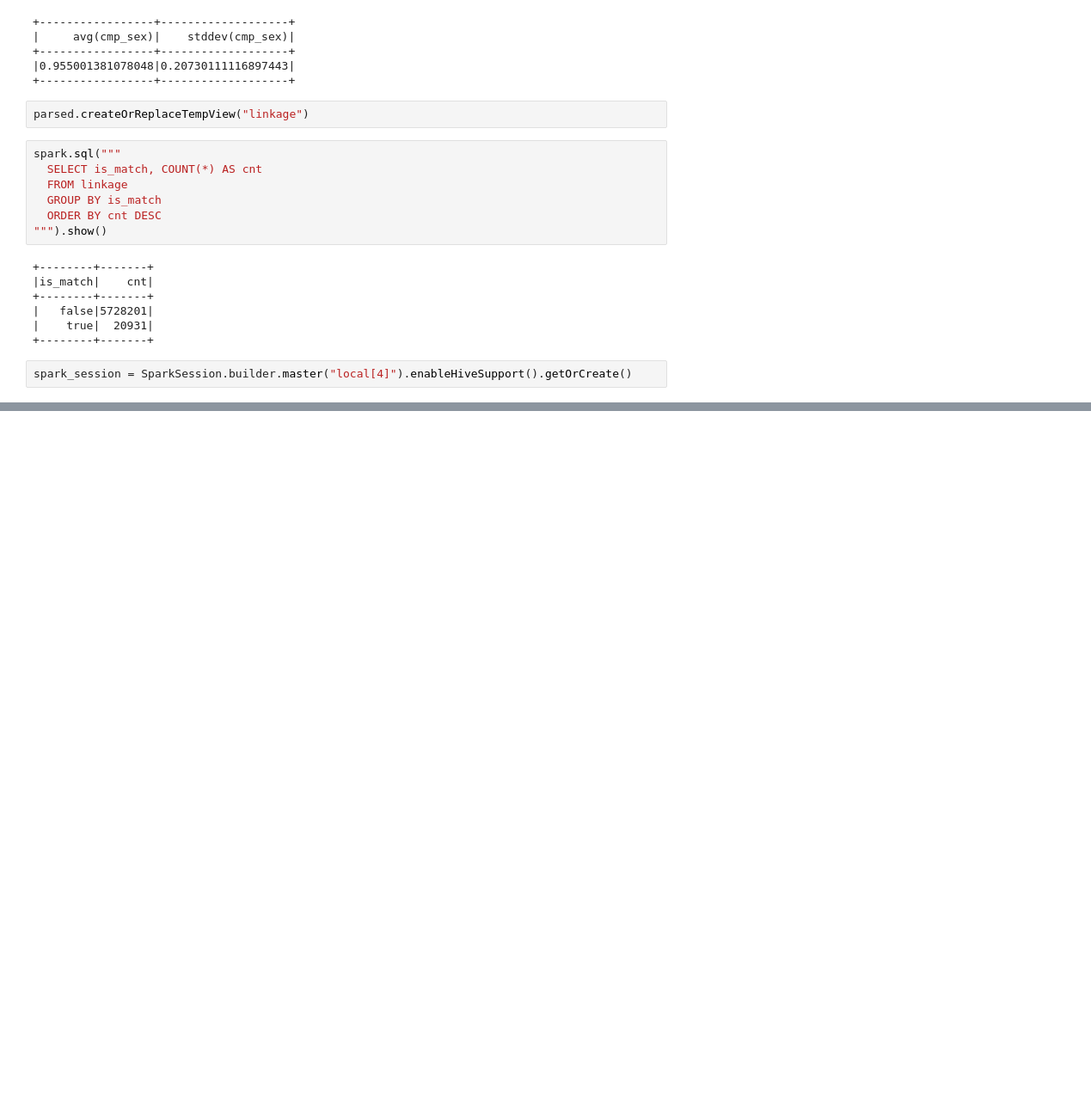
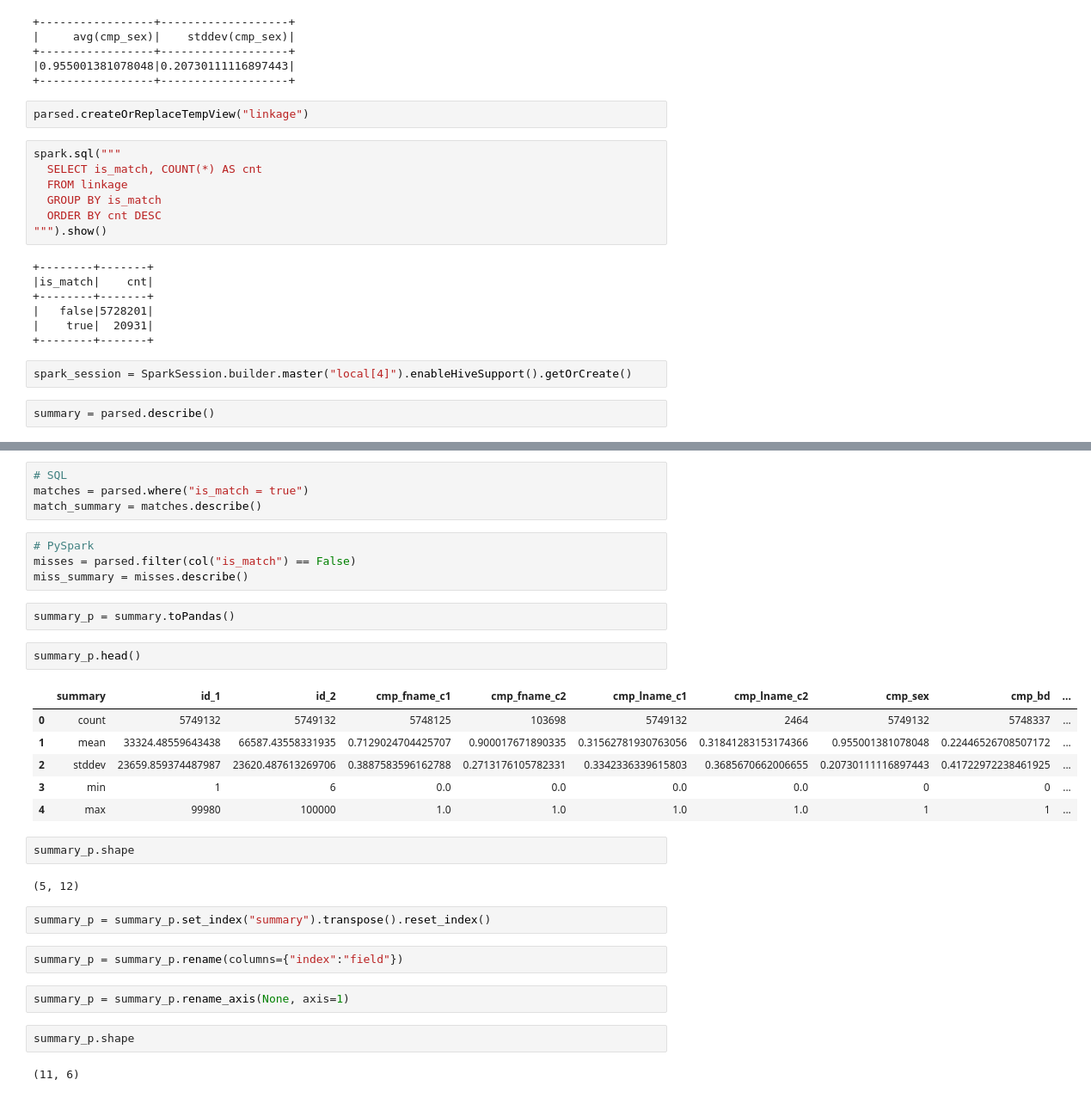
Before and after one commit to romulovieira777/Advanced_Analytics_With_Pyspark, a Jupyter notebook: Chapter_02_Introduction_To_Data_Analysis_With_PySpark/Jupyter_Code/Introduction_To_Data_Analysis_With_PySpark.ipynb, the cells around one changed output, grey strips where cells are left out. Shown at 86% size. Drawn from its saved outputs; the diff is of its cells as text; blank space fills up the shorter version.

Commit message:
Introduction to Data Analysis with PySpark

```diff
--- a/Chapter_02_Introduction_To_Data_Analysis_With_PySpark/Jupyter_Code/Introduction_To_Data_Analysis_With_PySpark.ipynb
+++ b/Chapter_02_Introduction_To_Data_Analysis_With_PySpark/Jupyter_Code/Introduction_To_Data_Analysis_With_PySpark.ipynb
@@ -242,3 +245,5 @@ spark.sql("""
 +--------+-------+
 # %%
 spark_session = SparkSession.builder.master("local[4]").enableHiveSupport().getOrCreate()
+# %%
+summary = parsed.describe()
@@ -244,0 +274,33 @@ spark_session = SparkSession.builder.master("local[4]").enableHiveSupport().getO
+# %%
+# SQL
+matches = parsed.where("is_match = true")
+match_summary = matches.describe()
+# %%
+# PySpark
+misses = parsed.filter(col("is_match") == False)
+miss_summary = misses.describe()
+# %%
+summary_p = summary.toPandas()
+# %%
+summary_p.head()
+# %% [output]
+|  | summary | id_1 | id_2 | cmp_fname_c1 | cmp_fname_c2 | cmp_lname_c1 | cmp_lname_c2 | cmp_sex | cmp_bd | ... |
+| 0 | count | 5749132 | 5749132 | 5748125 | 103698 | 5749132 | 2464 | 5749132 | 5748337 | ... |
+| 1 | mean | 33324.48559643438 | 66587.43558331935 | 0.7129024704425707 | 0.900017671890335 | 0.31562781930763056 | 0.31841283153174366 | 0.955001381078048 | 0.22446526708507172 | ... |
+| 2 | stddev | 23659.859374487987 | 23620.487613269706 | 0.3887583596162788 | 0.2713176105782331 | 0.3342336339615803 | 0.3685670662006655 | 0.20730111116897443 | 0.41722972238461925 | ... |
+| 3 | min | 1 | 6 | 0.0 | 0.0 | 0.0 | 0.0 | 0 | 0 | ... |
+| 4 | max | 99980 | 100000 | 1.0 | 1.0 | 1.0 | 1.0 | 1 | 1 | ... |
+# %%
+summary_p.shape
+# %% [output]
+(5, 12)
+# %%
+summary_p = summary_p.set_index("summary").transpose().reset_index()
+# %%
+summary_p = summary_p.rename(columns={"index":"field"})
+# %%
+summary_p = summary_p.rename_axis(None, axis=1)
+# %%
+summary_p.shape
+# %% [output]
+(11, 6)
```
Also changed, not shown: parts of 23 cells of this notebook.
